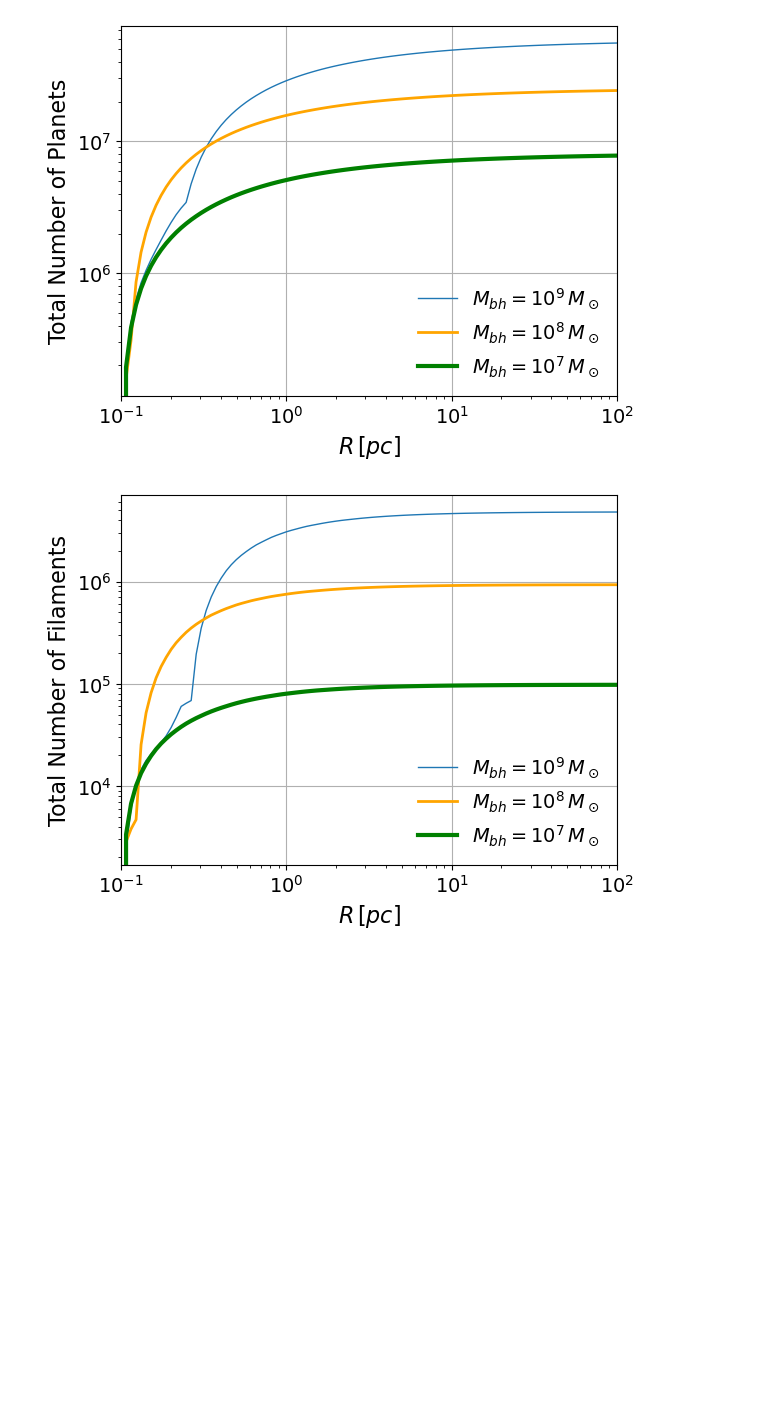
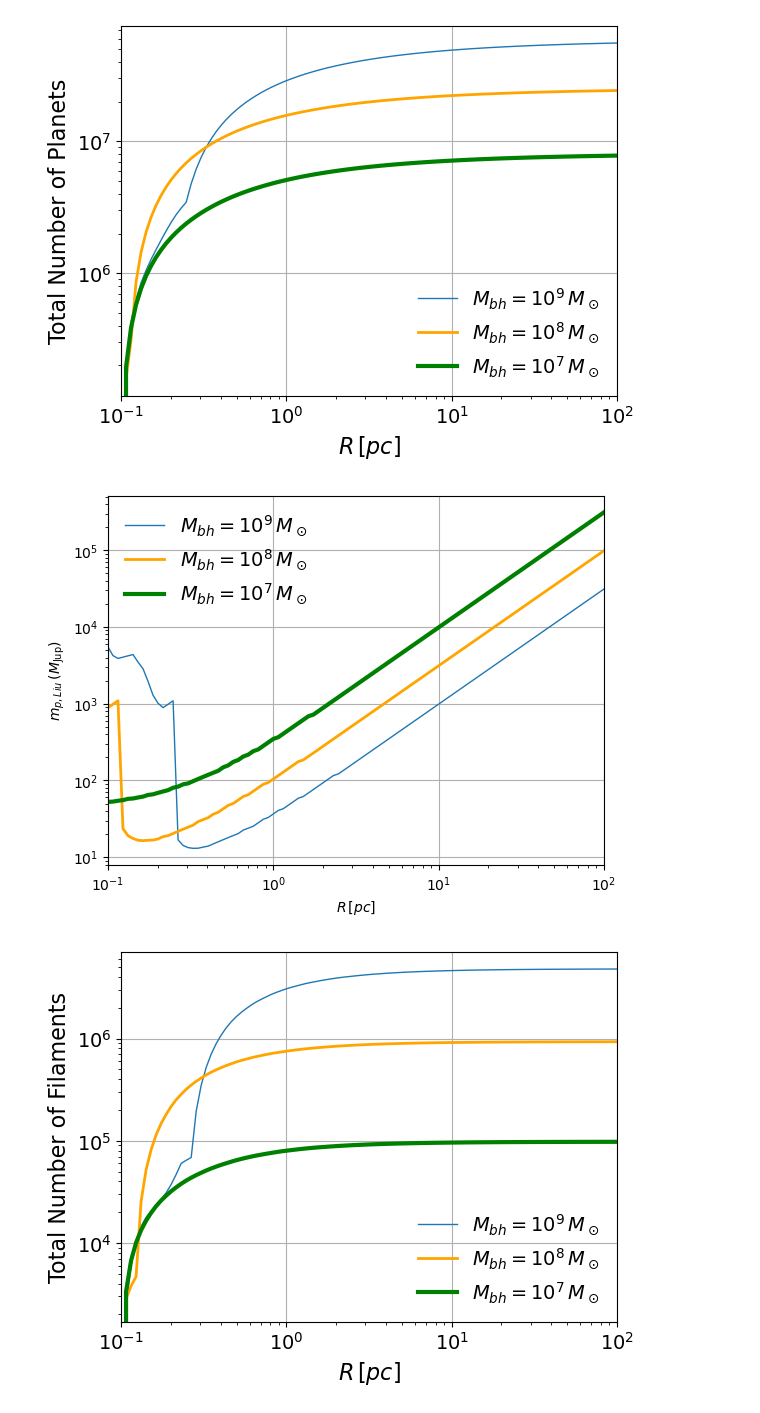
Before and after one commit to mbhupe/EmbeddedAGN, a Jupyter notebook: planetsAGN-magnetic_work.ipynb, the cells around one changed output. Saved outputs shown, nothing was run; the diff lists cells and outputs as text; code cells hidden in the pictures; blank space fills up the shorter version.

```diff
--- a/planetsAGN-magnetic_work.ipynb
+++ b/planetsAGN-magnetic_work.ipynb
@@ -546,6 +553,23 @@ plt.savefig("total_planets.png",format='png',transparent='True',bbox_inches='tig
 plt.savefig("total_planets.pdf",format='pdf',transparent='True',bbox_inches='tight')
 # %% [output]
 [figure]
+# %%
+plt.plot(data1['rrs'][1][cutr:], data1['mminLiu/Mjup'][1][cutr:],color='#1f77b4',lw=1,label=variablembh[0])
+plt.plot(data1['rrs'][1][cutr:], data2['mminLiu/Mjup'][1][cutr:],color='Orange',lw=2, label=variablembh[1])
+plt.plot(data1['rrs'][1][cutr:], data3['mminLiu/Mjup'][1][cutr:],color='Green',lw=3, label=variablembh[2])
+plt.yscale('log')
+plt.xscale('log')
+plt.grid()
+plt.legend(frameon=False,fontsize=font)
+plt.xlabel(r"$R \, [pc]$")
+plt.ylabel("$m_{p,Liu}\,(M_\mathrm{Jup})$" )
+plt.xlim(1e-1, 1e2)
+# plt.ylim(1e10,1e12)
+# plt.ylabel("Total Number of Planets")
+plt.savefig("mmin_Liu20.png",format='png',transparent='True',bbox_inches='tight')
+plt.savefig("mmin_Liu20.pdf",format='pdf',transparent='True',bbox_inches='tight')
+# %% [output]
+[figure, added]
 # %%
 plt.plot(data1['rrs'][1][cutr:], data1['totalfilament'][1][cutr:],color='#1f77b4',lw=1,label=variablembh[0])
 plt.plot(data1['rrs'][1][cutr:], data2['totalfilament'][1][cutr:],color='Orange',lw=2, label=variablembh[1])
```
Also changed, not shown: parts of 5 cells of this notebook.
